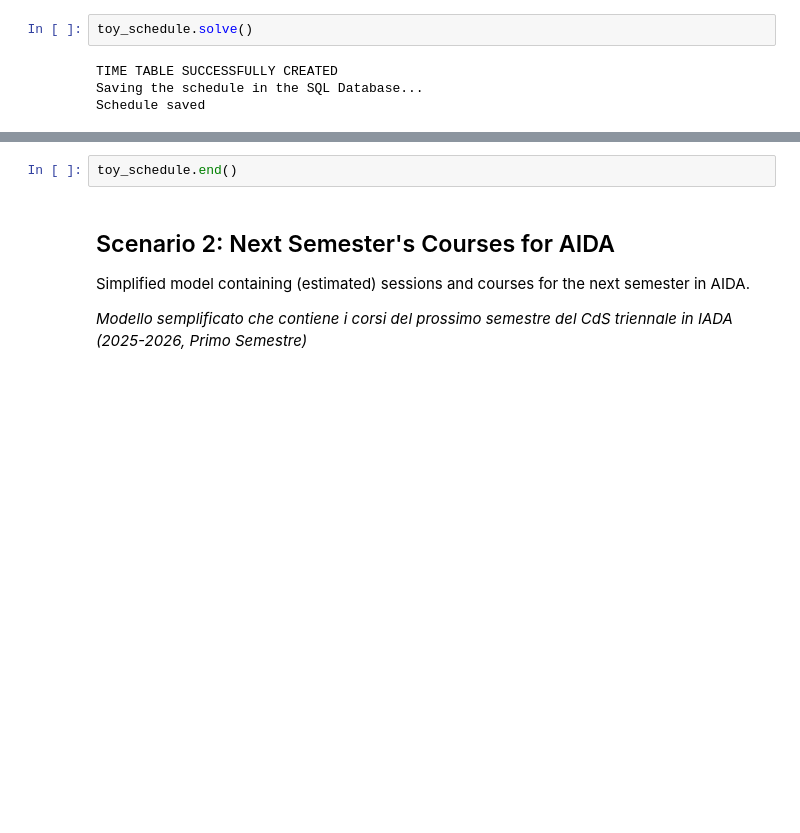
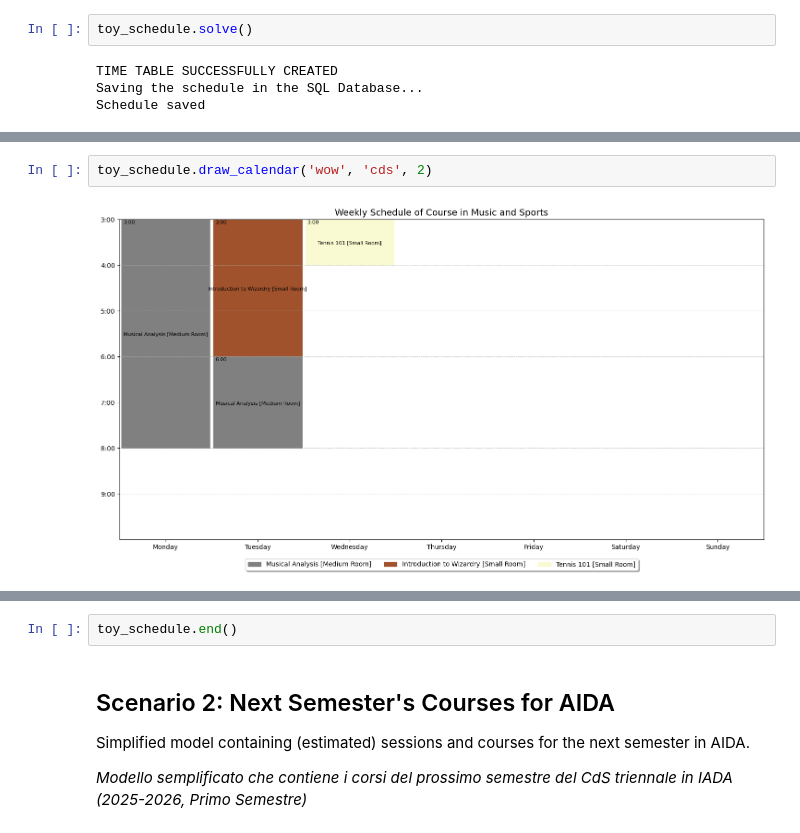
Before and after one commit to OdinMeng/z3-course-timetabling, a Jupyter notebook: demo.ipynb, the cells around one changed output, grey strips where cells are left out. Cells and saved outputs as stored; diff of their text form; blank space fills up the shorter version.

```diff
--- a/demo.ipynb
+++ b/demo.ipynb
@@ -68,3 +74,7 @@ display(HTML(df.to_html().replace("\\n", "<br>")))
 | 05:00 - 06:00 | > Musical Analysis [Medium Room] | > Introduction to Wizardry [Small... | > Maths 101 [Big Room] | > Reading 102 [Medium Room] | > NO LECTURES / ACTIVITIES | > NO LECTURES / ACTIVITIES |
 | 06:00 - 07:00 | > Musical Analysis [Medium Room] | > Musical Analysis [Medium Room] | > Maths 101 [Big Room] | > Advanced English [Small Room] | > NO LECTURES / ACTIVITIES | > NO LECTURES / ACTIVITIES |
 | 07:00 - 08:00 | > Musical Analysis [Medium Room] | > Musical Analysis [Medium Room] | > NO LECTURES / ACTIVITIES | > Advanced English [Small Room] | > NO LECTURES / ACTIVITIES | > NO LECTURES / ACTIVITIES |
+# %%
+toy_schedule.draw_calendar('wow', 'cds', 2)
+# %% [output]
+[figure, added]
```
Also changed, not shown: parts of 9 cells of this notebook, 8 other files.
